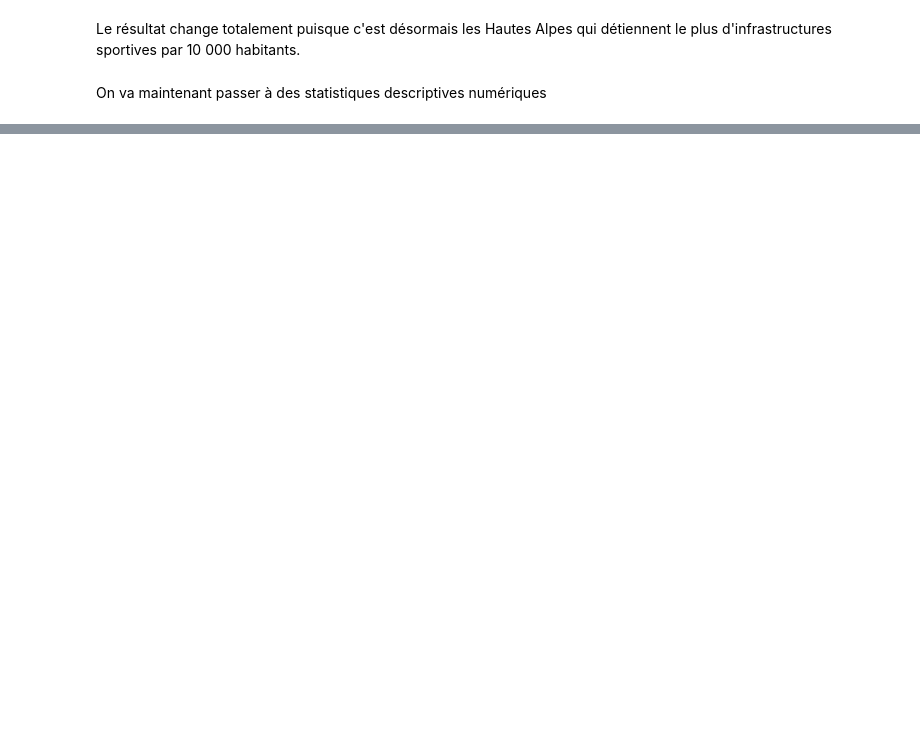
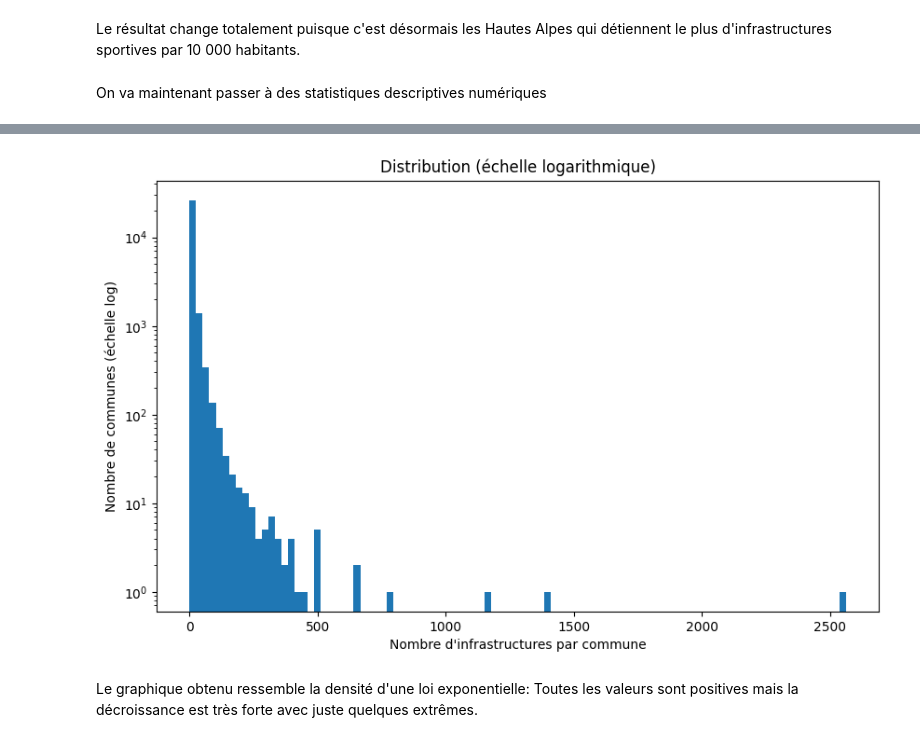
Before and after one commit to MaximeHirsch/Projet-python-deserts-sportifs, a Jupyter notebook: Projet.ipynb, the cells around one changed output, grey strips where cells are left out. Cells and saved outputs as stored; diff of their text form; code cells hidden in the pictures; blank space fills up the shorter version.

```diff
--- a/Projet.ipynb
+++ b/Projet.ipynb
@@ -421,8 +572,8 @@ df_final.copy()["Type d'équipement sportif"].value_counts().reset_index().head(
 # %%
 infra_par_commune = (
-    df_final.copy().groupby("Commune nom")
+    df_final.copy().groupby("Commune INSEE")
             .size()
-            .reset_index(name="Nombre d'infrastructures")
+            .reset_index(name="Nombre d'infrastructures par commune")
 )
 
 infra_par_commune.describe()
@@ -429,2 +590,8 @@ infra_par_commune.describe()
 # %%
-infra_par_commune.sort_values("Nombre d'infrastructures", ascending=False).head(10)
+communes_ref = df_final[['Commune INSEE', 'Commune nom']].drop_duplicates()
+infra_par_commune = infra_par_commune.merge(
+    communes_ref,
+    on="Commune INSEE",
+    how="left"
+)
+infra_par_commune.sort_values("Nombre d'infrastructures par commune", ascending=False).head(10)
@@ -449,8 +741,10 @@ infra_par_dept.sort_values("Infra_pour_10k_hab", ascending=False)
 # %%
 plt.figure(figsize=(10,6))
-plt.hist(infra_par_commune["Nombre d'infrastructures"], bins=100)
+plt.hist(infra_par_commune["Nombre d'infrastructures par commune"], bins=100)
 plt.yscale("log")
 plt.xlabel("Nombre d'infrastructures par commune")
 plt.ylabel("Nombre de communes (échelle log)")
 plt.title("Distribution (échelle logarithmique)")
 plt.show()
+# %% [output]
+[figure, added]
@@ -459,3 +751,5 @@ plt.show()
+# %% [markdown]
+Le graphique obtenu ressemble la densité d'une loi exponentielle: Toutes les valeurs sont positives mais la décroissance est très forte avec juste quelques extrêmes.
 # %%
 infra_par_densite = (
     df_final.copy().groupby("Densite Catégorie")
```
Also changed, not shown: parts of 41 cells of this notebook, 3 other files.
